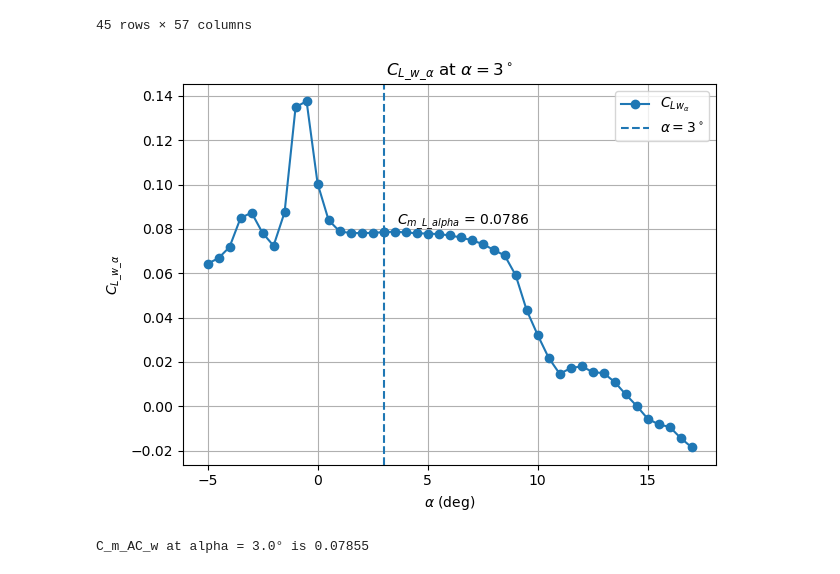
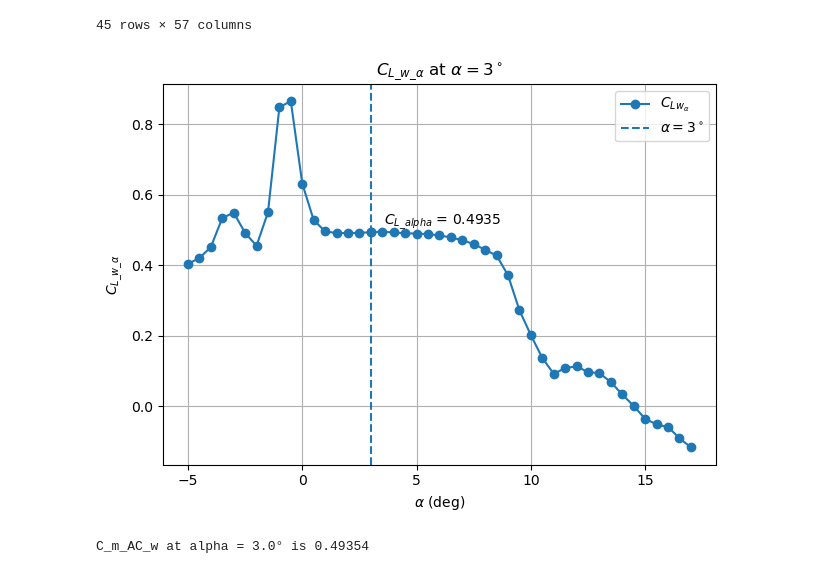
Before and after one commit to abhijeetmangela/skunk_works, a Jupyter notebook: Week_8/Test.ipynb, the cells around one changed output. Cells and saved outputs as stored; diff of their text form; code cells hidden in the pictures.

```diff
--- a/Week_8/Test.ipynb
+++ b/Week_8/Test.ipynb
@@ -199,7 +199,7 @@ df.columns = [str(c).strip() for c in df.columns]
 
 # Extract and clean
 alpha = pd.to_numeric(df["α (°)"], errors='coerce')
-cm = pd.to_numeric(df["CL"], errors='coerce')
+cm = pd.to_numeric(df["CL"], errors='coerce')*np.pi*2
 
 data = pd.DataFrame({"alpha": alpha, "cm": cm}).dropna()
 data = data.sort_values(by="alpha")
@@ -209,33 +209,33 @@ cm_alpha = np.gradient(data["cm"], data["alpha"])
 
 # Target alpha
 alpha_target = 3.0
 idx = (np.abs(data["alpha"] - alpha_target)).argmin()
 
 alpha_val = data["alpha"].iloc[idx]
 C_m_AC_w = cm_alpha[idx]
 
 # Plot
 plt.figure()
 plt.plot(data["alpha"], cm_alpha, marker='o', label=r'$C_{Lw_\alpha}$')
 
 plt.axvline(x=alpha_val, linestyle='--', label=r'$\alpha = 3^\circ$')
 plt.scatter(alpha_val, C_m_AC_w)
 
 plt.text(alpha_val, C_m_AC_w,
-         f'   $C_{{m\\_L\\_alpha}}$ = {C_m_AC_w:.4f}',
+         f'   $C_{{L\\_alpha}}$ = {C_m_AC_w:.4f}',
          verticalalignment='bottom')
 
 plt.xlabel(r'$\alpha$ (deg)')
 plt.ylabel(r'$C_{L\_w\_\alpha}$')
 plt.title(r'$C_{L\_w\_\alpha}$ at $\alpha = 3^\circ$')
 
 plt.grid()
 plt.legend()
 plt.tight_layout()
 
 plt.show()
 
 print(f"C_m_AC_w at alpha = {alpha_val:.1f}° is {C_m_AC_w:.5f}")
 # %% [output]
-[figure, old version]
+[figure, new version]
-C_m_AC_w at alpha = 3.0° is 0.07855
+C_m_AC_w at alpha = 3.0° is 0.49354
```
